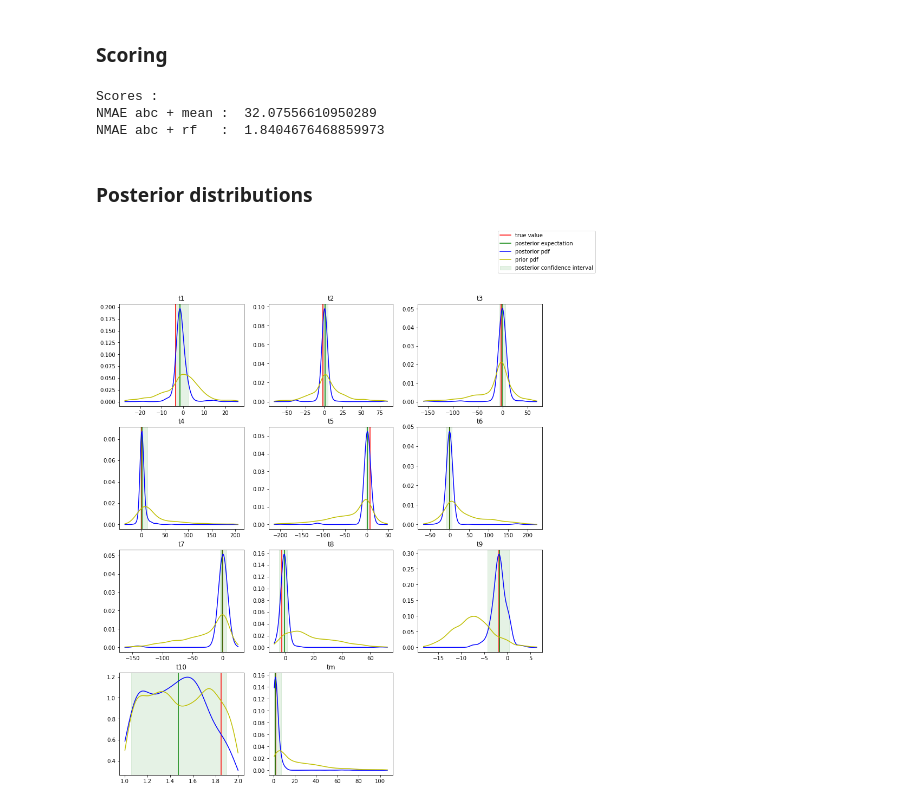
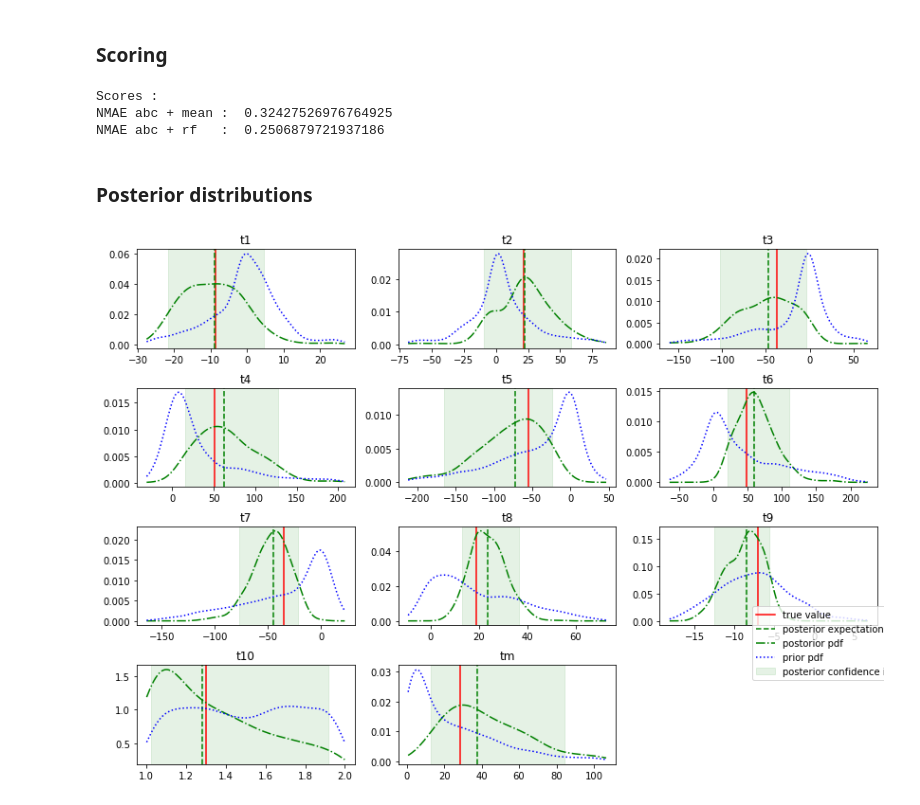
Before and after one commit to diyabc/abcranger, a Jupyter notebook: testpy/Parameter Estimation Demo.ipynb, the cells around one changed output. Saved outputs shown, nothing was run; the diff lists cells and outputs as text; code cells hidden in the pictures.

Commit message:
Major overhaul of the input data system, notebooks

```diff
--- a/testpy/Parameter Estimation Demo.ipynb
+++ b/testpy/Parameter Estimation Demo.ipynb
@@ -130,33 +161,44 @@ ABC sampling + rejection
 Progress: |██████████████████████████████████████████████████| 100.0% Complete
 # %% [markdown]
 # AbcRanger, posterior Parameter Estimation
+# %%
+def listvar(prefix, s):
+    return [prefix+str(i) for i in range(1, s+1)]
+
+def listvarautocorr(s):
+    arr = []
+    for i in range(1, s//Ncovmult+1):
+        arr.append("acf"+str(i))
+        arr.append("pacf"+str(i))
+        arr.append("pacfq1_"+str(i))
+        arr.append("pacfq2_"+str(i))
+    return arr
 # %%
 import sys
 sys.path.insert(0,'../build')
 import pyabcranger
-
-def listvar(prefix,s):
-    return [prefix+str(i) for i in range(1,s+1)]
+params = np.concatenate([result.samples['t'],result.samples['tm'][:,np.newaxis]],axis=1)
 
 rf = pyabcranger.reftable(
     nref,
     [0],
     [q],
     listvar('t',q) + ['tm'],
-    listvar('S',Ncov),
+    listvarautocorr(result.outputs['S'].shape[1]),
     result.outputs['S'],
-    result.samples_array,
+    params,
     np.ones(nref)
 )
 # %%
-from tqdm import tqdm
+from tqdm.notebook import tqdm
 
 def estimparam_args(i):
     if (i == q + 1):
         l = 'm'
     else:
         l = str(i)
-    return " ".join(['-n ',str(nref),'--ntree 500','--parameter t' + l,'--noob 0','--chosenscen 1'])
+    return " ".join(['-n ',str(nref),'--ntree ' + str(ntree),'--parameter t' + l,'--noob 0','--chosenscen 1'])
+
 # Parameter estimation for all parameters thetas
 postres = [pyabcranger.estimparam(rf,S.observed[0],estimparam_args(i),True,False) for i in tqdm(range(1,q+2))]
 # %% [markdown]
@@ -165,39 +207,48 @@ postres = [pyabcranger.estimparam(rf,S.observed[0],estimparam_args(i),True,False
 reality = np.r_[modsimple[0],[np.mean(np.abs(modsimple[0]))]]
 
 print('Scores : ')
-print('NMAE abc + mean : ',np.mean(np.abs((reality-np.mean(result.samples_array,axis=0))/reality)))
-print('NMAE abc + rf   : ',np.mean(np.abs((reality-np.array([postres[i].point_estimates['Expectation'] for i in range(q+1)]))/reality)))
+print('NMAE abc + mean : ',np.mean(np.abs((reality-np.mean(params,axis=0))/reality)))
+print('NMAE abc + rf   : ',np.mean(np.abs((reality-np.array([postres[i].point_estimates['Expectation']
+                                                             for i in range(q+1)]))/reality)))
 # %% [output]
 Scores :
-NMAE abc + mean :  32.07556610950289
-NMAE abc + rf   :  1.8404676468859973
+NMAE abc + mean :  0.32427526976764925
+NMAE abc + rf   :  0.2506879721937186
 # %% [markdown]
 ### Posterior distributions
 # %%
 from scipy.stats import gaussian_kde
 columns = 3
 rows = ((q + 1) // columns) + 1
-fig, axs = plt.subplots(rows,columns,figsize=(14, 16))
+fig, axs = plt.subplots(rows,columns,figsize=(14, 10))
 for i in range(columns * rows):
     ax = axs[i // columns, i % columns]
     if (i >= q + 1):
         ax.axis('off')
     else:
         x,y = np.asanyarray(postres[i].values_weights)[:,0],np.asanyarray(postres[i].values_weights)[:,1]
         pdfw = gaussian_kde(x,weights=y)
         pdf = gaussian_kde(x)
         xp = np.linspace(np.min(x),np.max(x),200)
         if (i == q):
             l = 'm'
         else:
             l = str(i+1)
         ax.set_title('t' + l)
         ax.axvline(x=reality[i], color='r')
-        ax.axvline(postres[i].point_estimates['Median'], color='g')
-        ax.axvspan(postres[i].point_estimates['Quantile_0.05'],postres[i].point_estimates['Quantile_0.95'],alpha=0.1,color='g')
-        ax.plot(xp,pdfw(xp),color="b")
-        ax.plot(xp,pdf(xp),color="y")
+        ax.axvline(postres[i].point_estimates['Median'], color='g', linestyle = '--')
+        ax.axvspan(postres[i].point_estimates['Quantile_0.05'],
+                   postres[i].point_estimates['Quantile_0.95'],
+                   alpha=0.1,color='g')
+        ax.plot(xp,pdfw(xp),color="g",linestyle = '-.')
+        ax.plot(xp,pdf(xp),color="b", linestyle = 'dotted')
 
-fig.legend(['true value','posterior expectation','postorior pdf','prior pdf','posterior confidence interval']);
+fig.legend(['true value',
+            'posterior expectation',
+            'postorior pdf','prior pdf',
+            'posterior confidence interval'],
+           loc='lower right',bbox_to_anchor=(.8, 0.15, .07, .05))
+fig.subplots_adjust(hspace=0.4)
+plt.savefig("posterior-distrib.svg",format="svg")
 # %% [output]
-[figure, old version]
+[figure, new version]
```
Also changed, not shown: parts of 14 cells of this notebook, 20 other files.
